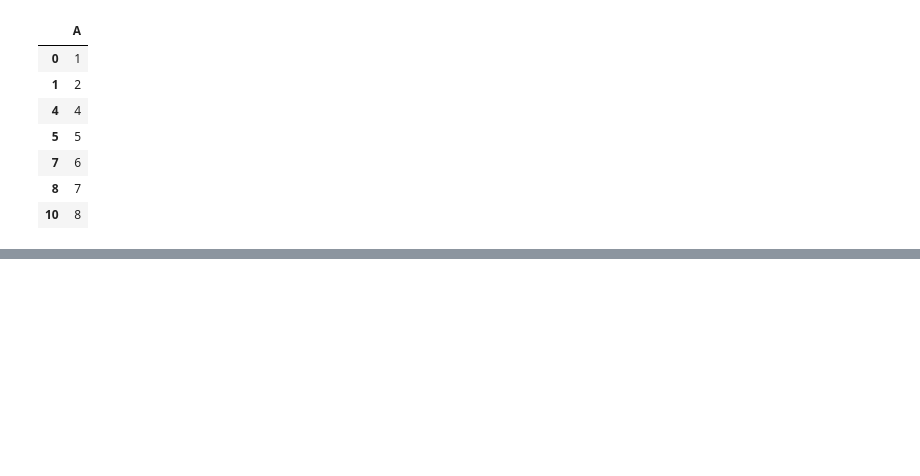
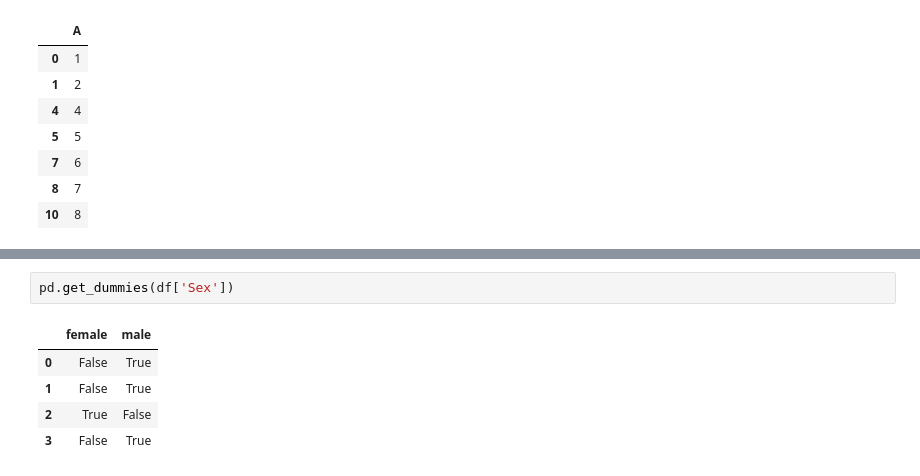
Before and after one commit to atkaridarshan04/Python, a Jupyter notebook: Pandas/Pandas.ipynb, the cells around one changed output, grey strips where cells are left out. Cells and saved outputs as stored; diff of their text form; blank space fills up the shorter version.

```diff
--- a/Pandas/Pandas.ipynb
+++ b/Pandas/Pandas.ipynb
@@ -990,0 +1002,8 @@ df.loc[ df['A'].shift() != df['A'] ]
+# %%
+pd.get_dummies(df['Sex'])
+# %% [output]
+|  | female | male |
+| 0 | False | True |
+| 1 | False | True |
+| 2 | True | False |
+| 3 | False | True |
```
Also changed, not shown: parts of 49 cells of this notebook.
